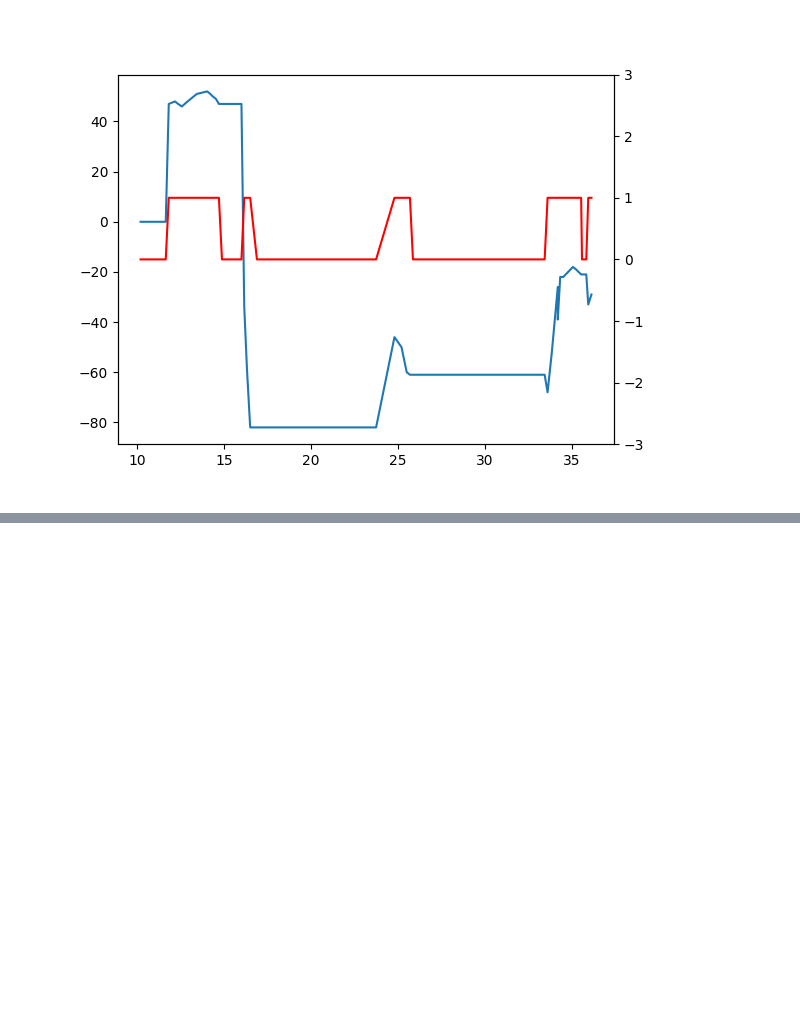
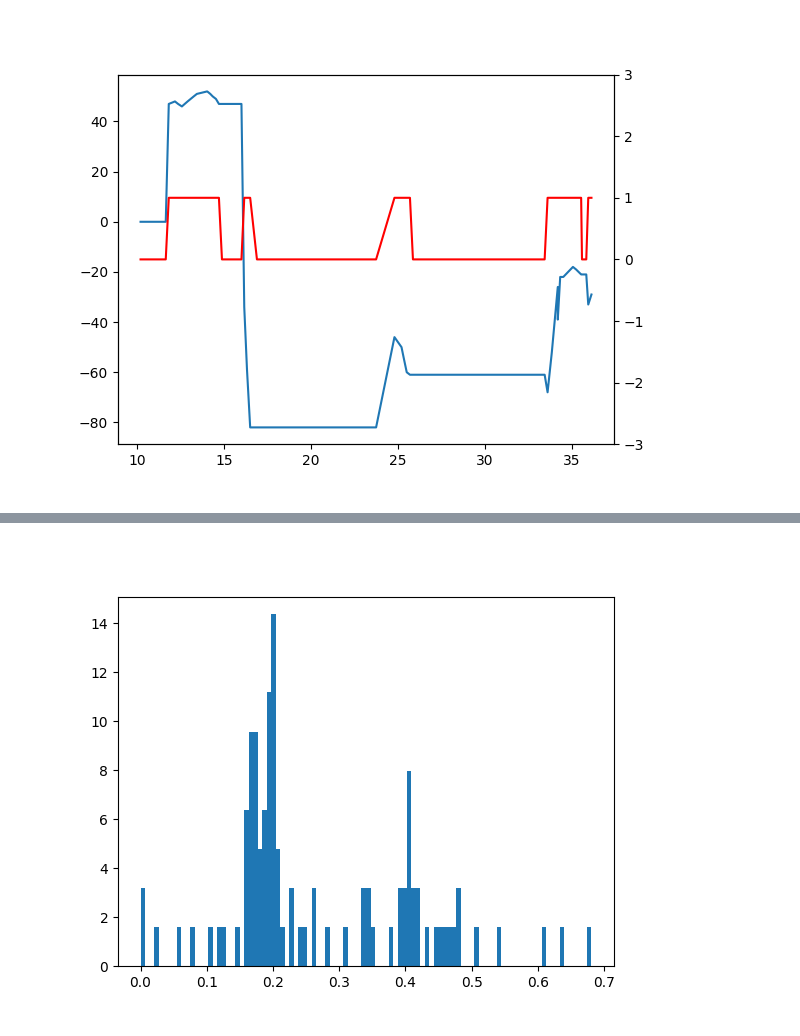
Before and after one commit to RyanJMah/fydp-rtls-server, a Jupyter notebook: data/analysis.ipynb, the cells around one changed output, grey strips where cells are left out. Saved outputs shown, nothing was run; the diff lists cells and outputs as text; code cells hidden in the pictures; blank space fills up the shorter version.

```diff
--- a/data/analysis.ipynb
+++ b/data/analysis.ipynb
@@ -223,0 +268,13 @@ plt.show()
+# %%
+%matplotlib widget
+
+"""
+SAMPLING TIME DISTRIBUTION FOR ANCHOR 1
+"""
+
+plt.figure()
+
+plt.hist(a1_time_diffs, density=True, bins=100)
+plt.show()
+# %% [output]
+[figure, added]
```
Also changed, not shown: parts of 10 cells of this notebook.
